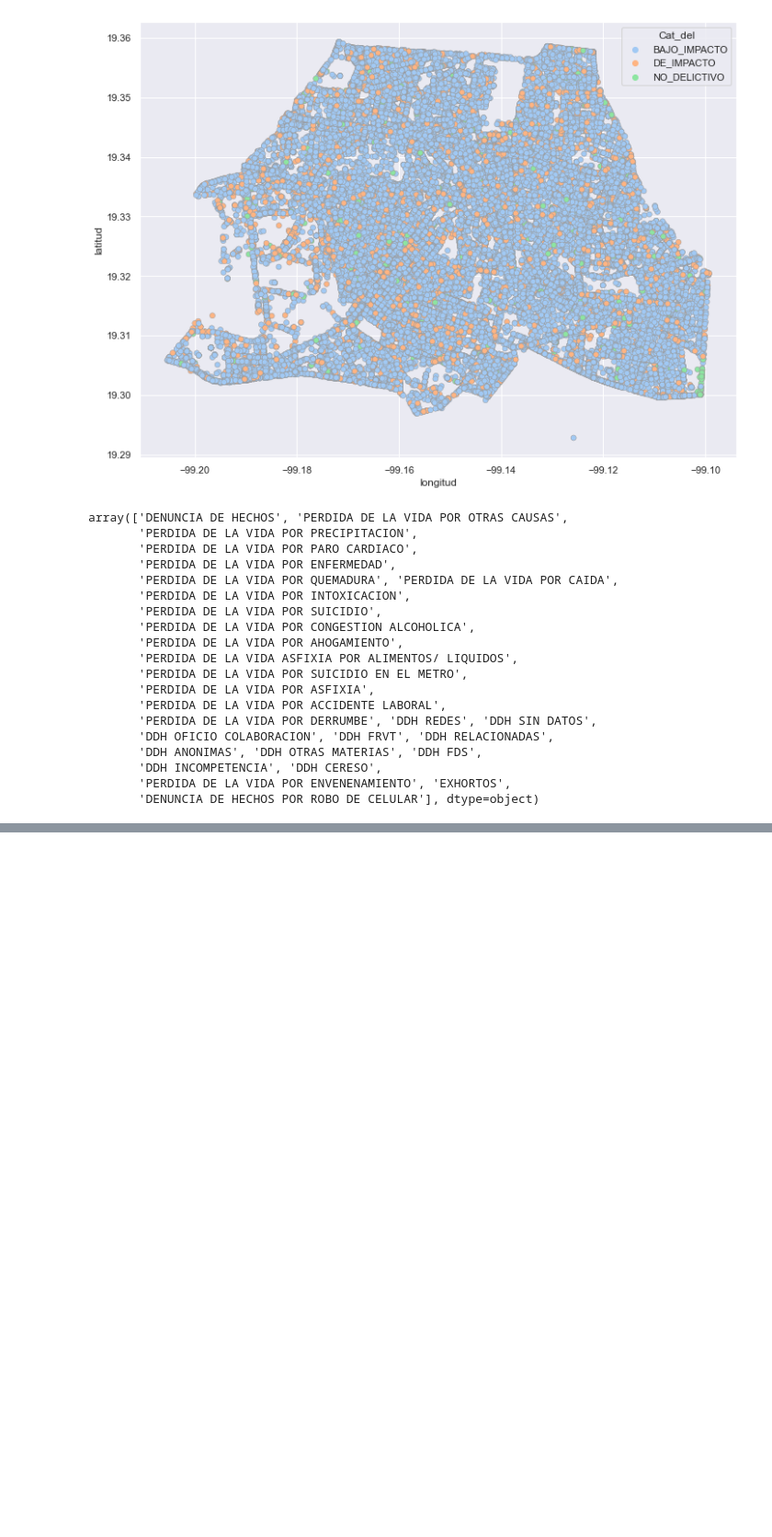
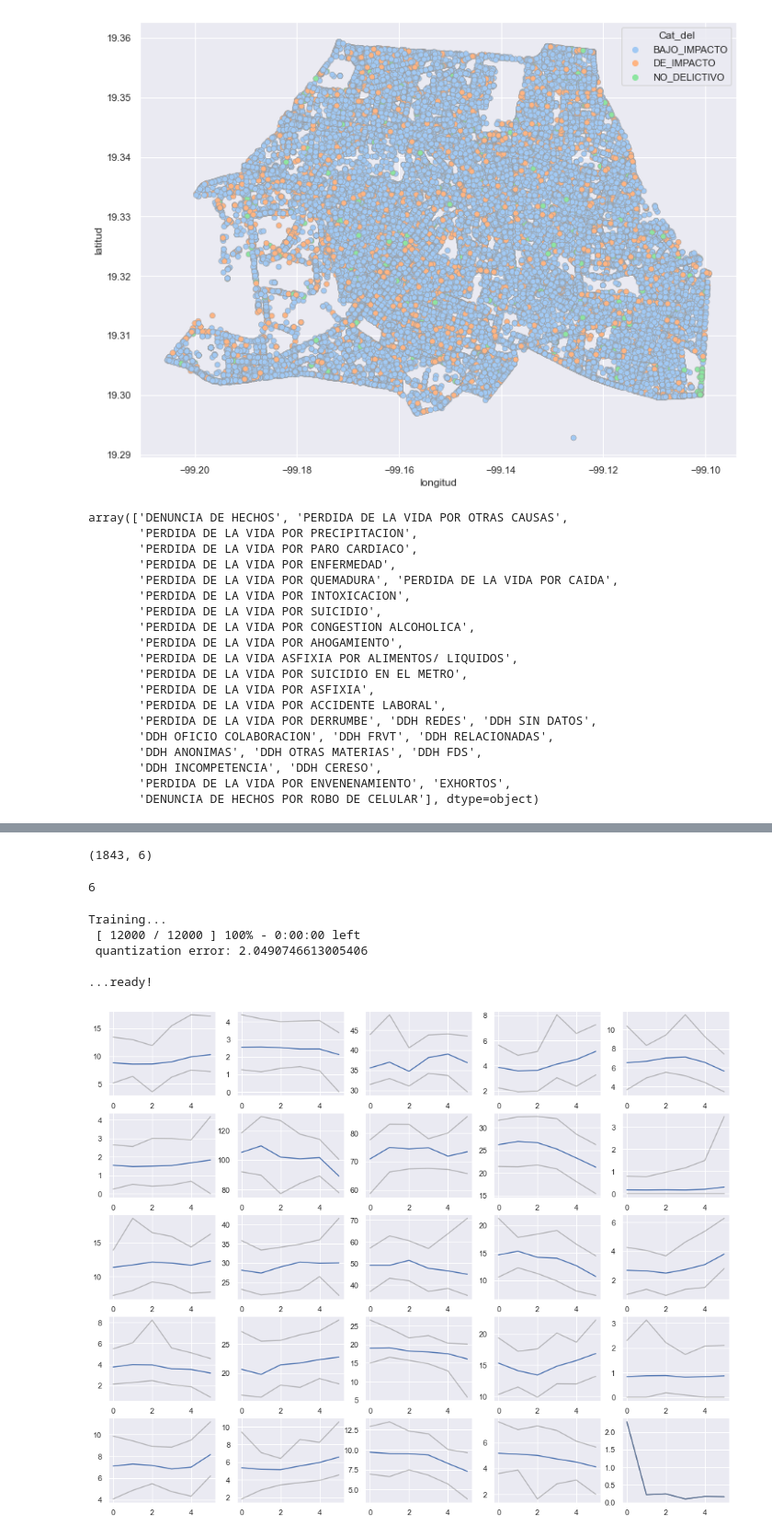
Before and after one commit to qSergio/Furious-spark, a Jupyter notebook: SeccionA/DatosAbiertosCDMX.ipynb, the cells around one changed output, grey strips where cells are left out. Shown at 92% size. Saved outputs shown, nothing was run; the diff lists cells and outputs as text; code cells hidden in the pictures; blank space fills up the shorter version.

```diff
--- a/SeccionA/DatosAbiertosCDMX.ipynb
+++ b/SeccionA/DatosAbiertosCDMX.ipynb
@@ -659,0 +774,2 @@ df['pct'] = df.groupby(['delito'])['num_delitos'].apply(lambda x:100 * x / float
+# %%
+preprocess.loc[:,'al_colonia'] = preprocess['alcaldia_hechos'] + '-' + preprocess['colonia_hechos']
@@ -659,0 +790,2 @@ df['pct'] = df.groupby(['delito'])['num_delitos'].apply(lambda x:100 * x / float
+# %%
+colonia_pivote = preprocess.pivot("al_colonia", "anio_carpeta", values="inseguridad").fillna(0)
@@ -659,0 +802,10 @@ df['pct'] = df.groupby(['delito'])['num_delitos'].apply(lambda x:100 * x / float
+# %%
+colonia_pivote.shape
+# %% [output]
+(1843, 6)
+# %%
+data = colonia_pivote.values
+# %%
+data.shape[1]
+# %% [output]
+6
@@ -659,0 +816,32 @@ df['pct'] = df.groupby(['delito'])['num_delitos'].apply(lambda x:100 * x / float
+# %%
+som = MiniSom(5, 5,
+              data.shape[1],
+              sigma=0.009,
+              learning_rate=0.6,
+              neighborhood_function='gaussian',
+              random_seed=2021)
+
+som.pca_weights_init(data)
+print("Training...")
+som.train_batch(data, 12000, verbose=True)  # random training
+print("\n...ready!")
+# %% [output]
+Training...
+ [ 12000 / 12000 ] 100% - 0:00:00 left
+ quantization error: 2.0490746613005406
+
+...ready!
+# %%
+win_map = som.win_map(data)
+
+plt.figure(figsize=(16, 13))
+the_grid = GridSpec(5, 5)
+for position in win_map.keys():
+    plt.subplot(the_grid[position[1], position[0]])
+    plt.plot(np.min(win_map[position], axis=0), color='gray', alpha=.5)
+    plt.plot(np.mean(win_map[position], axis=0))
+    plt.plot(np.max(win_map[position], axis=0), color='gray', alpha=.5)
+plt.savefig('clusters_time_series.png')
+plt.show()
+# %% [output]
+[figure, added]
```
Also changed, not shown: parts of 23 cells of this notebook, 1 other file.
